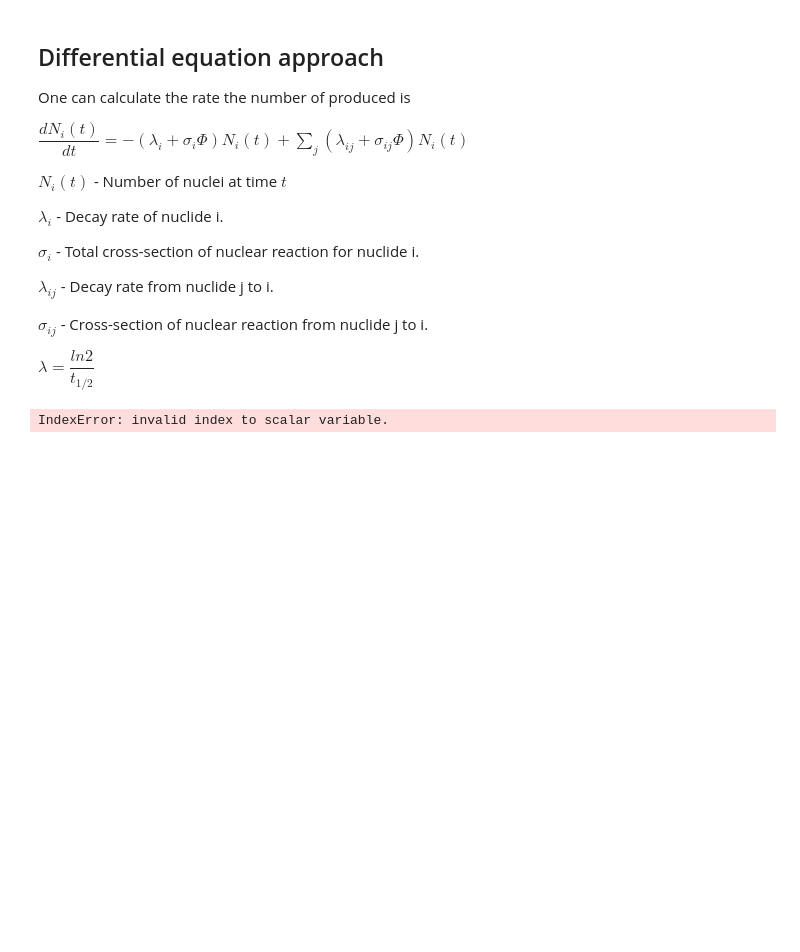
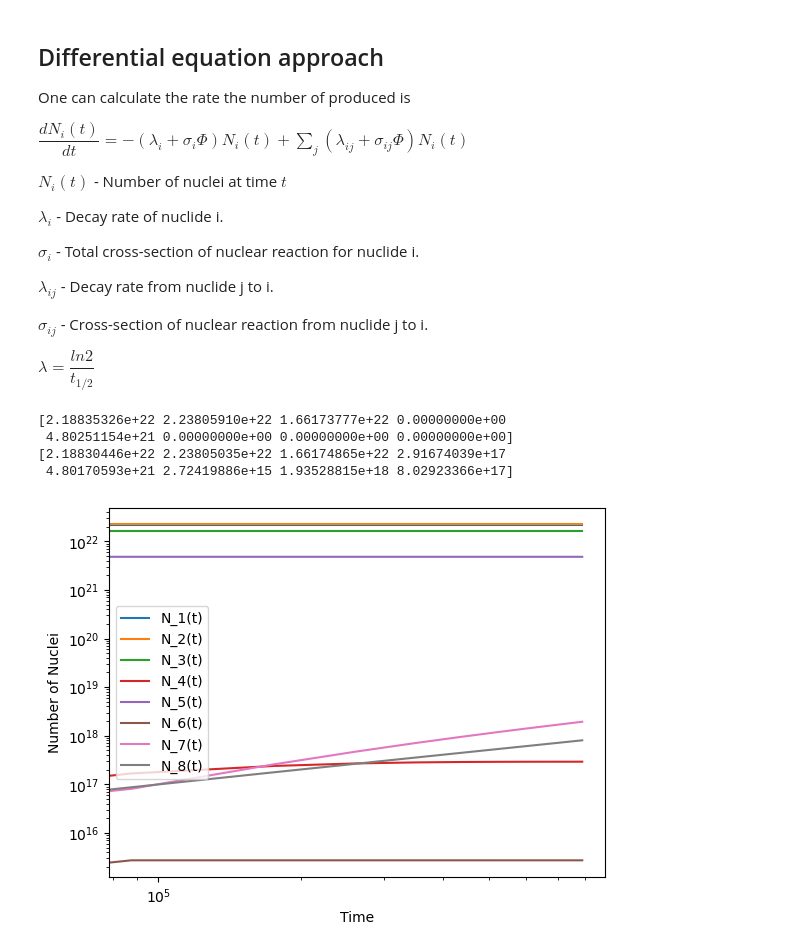
Before and after one commit to tcsousa99/Transmutation-ITER, a Jupyter notebook: pt-transmutation.ipynb, the cells around one changed output. Cells and saved outputs as stored; diff of their text form; code cells hidden in the pictures; blank space fills up the shorter version.

```diff
--- a/pt-transmutation.ipynb
+++ b/pt-transmutation.ipynb
@@ -314,7 +328,7 @@ def decay_rate_function(half_life):
     #half-life in seconds
     return np.log(2)/half_life
 # %%
-nuclei_names = ('Pt194', 'Pt195', 'Pt196', 'Pt197', 'Pt198', 'Pt199', 'Au197')
+nuclei_names = ('Pt194', 'Pt195', 'Pt196', 'Pt197', 'Pt198', 'Pt199', 'Au197', 'Au199')
 
 N_target_Pt194 = Pt194_abundance*(rho_Pt * N_A)/Pt194_A
 N_target_Pt195 = Pt195_abundance*(rho_Pt * N_A)/Pt195_A
@@ -323,20 +337,10 @@ N_target_Pt197 = 0
 N_target_Pt198 = Pt198_abundance*(rho_Pt * N_A)/Pt198_A
 N_target_Pt199 = 0
 N_target_Au197 = 0
+N_target_Au199 = 0
 
 decay_Pt197 = decay_rate_function(71609)
-
-
-#falta preencher os valores, isto não está bem!
-lambdaij = [
-    [0, 0, 0, 0, 0, 0, 0],  # N_target_Pt194
-    [0, 0, 0, 0, 0, 0, 0],  # N_target_Pt195
-    [0, 0, 0, 0, 0, 0, 0],  # N_target_Pt196
-    [0, 0, 0, decay_Pt197, 0, 0, 0],  # N_target_Pt197 (decay rate set for Pt197)
-    [0, 0, 0, 0, 0, 0, 0],  # N_target_Pt198
-    [0, 0, 0, 0, 0, 0, 0],  # N_target_Pt199
-    [0, 0, 0, 0, 0, 0, 0]   # N_target_Au197
-]
+decay_Pt199 = decay_rate_function(1848)
 # %%
 #Only cross-section values
 Pt194_n_gamma = PtArrays[0][1]
@@ -347,18 +351,14 @@ Pt198_n_gamma = PtArrays[4][1]
 # %%
 # Set initial conditions and parameters
 initial_conditions = [N_target_Pt194, N_target_Pt195, N_target_Pt196, N_target_Pt197,
-                      N_target_Pt198, N_target_Pt199, N_target_Au197]
-lambdas = [decay_Pt197]
-lambdaij = lambdas #neste exemplo, só se considera o decaimento do Pt197 para Au197, poderia ter de se considerar o decaimento de outros elementos para Au197
+                      N_target_Pt198, N_target_Pt199, N_target_Au197, N_target_Au199] #number of nuclei in the start
+
+
+
+lambdas = [0, 0, 0, decay_Pt197,0, decay_Pt199, 0, 0]
 
 # Set up interpolation functions for cross-sections and flux
-energy_values = [Pt194_n_gamma[:,0], Pt195_n_gamma[:,0], Pt196_n_gamma[:,0], Pt197_n_gamma[:,0], Pt198_n_gamma[:,0]] # Energy values given by the flux interpolation function
-sigma_values = [Pt194_n_gamma[:,1], Pt195_n_gamma[:,1], Pt196_n_gamma[:,1], Pt197_n_gamma[:,1], Pt198_n_gamma[:,1]]  # Specify your cross-section values
-sigma_interp = [interp1d(energy, sigma, kind='linear') for energy, sigma in zip(energy_values, sigma_values)]
-
-#sigmaij_values = np.array([[cross_section_ij_1_1, cross_section_ij_1_2, ..., cross_section_ij_1_n], [cross_section_ij_2_1, cross_section_ij_2_2, ..., cross_section_ij_2_n],...,
-#[cross_section_ij_n_1, cross_section_ij_n_2, ..., cross_section_ij_n_n]]) importante quando se considera mais do que capturas eletrónicas
-
-
-#sigmaij_interp = np.array([interp1d(energy_values, sigmaij_values[:, i], kind='linear') for i in range(len(sigmaij_values[0]))])
-sigmaij_interp=0
+#These are the decay terms, responsible for the decrease of the isotopes either through decay or by neutron capture
+energy_values_decay = [Pt194_n_gamma[:,0], Pt195_n_gamma[:,0], Pt196_n_gamma[:,0], Pt197_n_gamma[:,0], Pt198_n_gamma[:,0], np.zeros(5), np.zeros(5), np.zeros(5)] # Energy values given by the flux interpolation function
+sigma_values_decay = [Pt194_n_gamma[:,1], Pt195_n_gamma[:,1], Pt196_n_gamma[:,1], Pt197_n_gamma[:,1], Pt198_n_gamma[:,1], np.zeros(5), np.zeros(5), np.zeros(5)]  # Specify your cross-section values
+sigma_interp = [interp1d(energy, sigma, kind='linear', fill_value= 0.0, bounds_error=False) for energy, sigma in zip(energy_values_decay, sigma_values_decay)]
@@ -365,17 +418,27 @@ sigmaij_interp=0
 # %%
 # Set the time points at which you want to solve the equations
-t = np.linspace(0, 100, 10)
+t = np.linspace(0, fpy, 10)
 
 # Solve the differential equations
-solution = odeint(system_of_equations, initial_conditions, t, args=(lambdas, sigma_interp, lambdaij, sigmaij_interp, neutron_flux_function))
+solution = odeint(system_of_equations, initial_conditions, t, args=(lambdas, sigma_interp, lambdaij, sigmaij_interp, neutron_flux_function, nuclei_names))
-# %% [output]
-IndexError: invalid index to scalar variable.
+# %%
+print(solution[0])
+print(solution[-1])
+# %% [output]
+[2.18835326e+22 2.23805910e+22 1.66173777e+22 0.00000000e+00
+ 4.80251154e+21 0.00000000e+00 0.00000000e+00 0.00000000e+00]
+[2.18830446e+22 2.23805035e+22 1.66174865e+22 2.91674039e+17
+ 4.80170593e+21 2.72419886e+15 1.93528815e+18 8.02923366e+17]
 # %%
 # Plot the results
 for i in range(len(initial_conditions)):
     plt.plot(t, solution[:, i], label=f'N_{i+1}(t)')
 
 plt.xlabel('Time')
 plt.ylabel('Number of Nuclei')
+plt.yscale('log')
+plt.xscale('log')
 plt.legend()
 plt.show()
+# %% [output]
+[figure, added]
```
Also changed, not shown: parts of 6 cells of this notebook.
